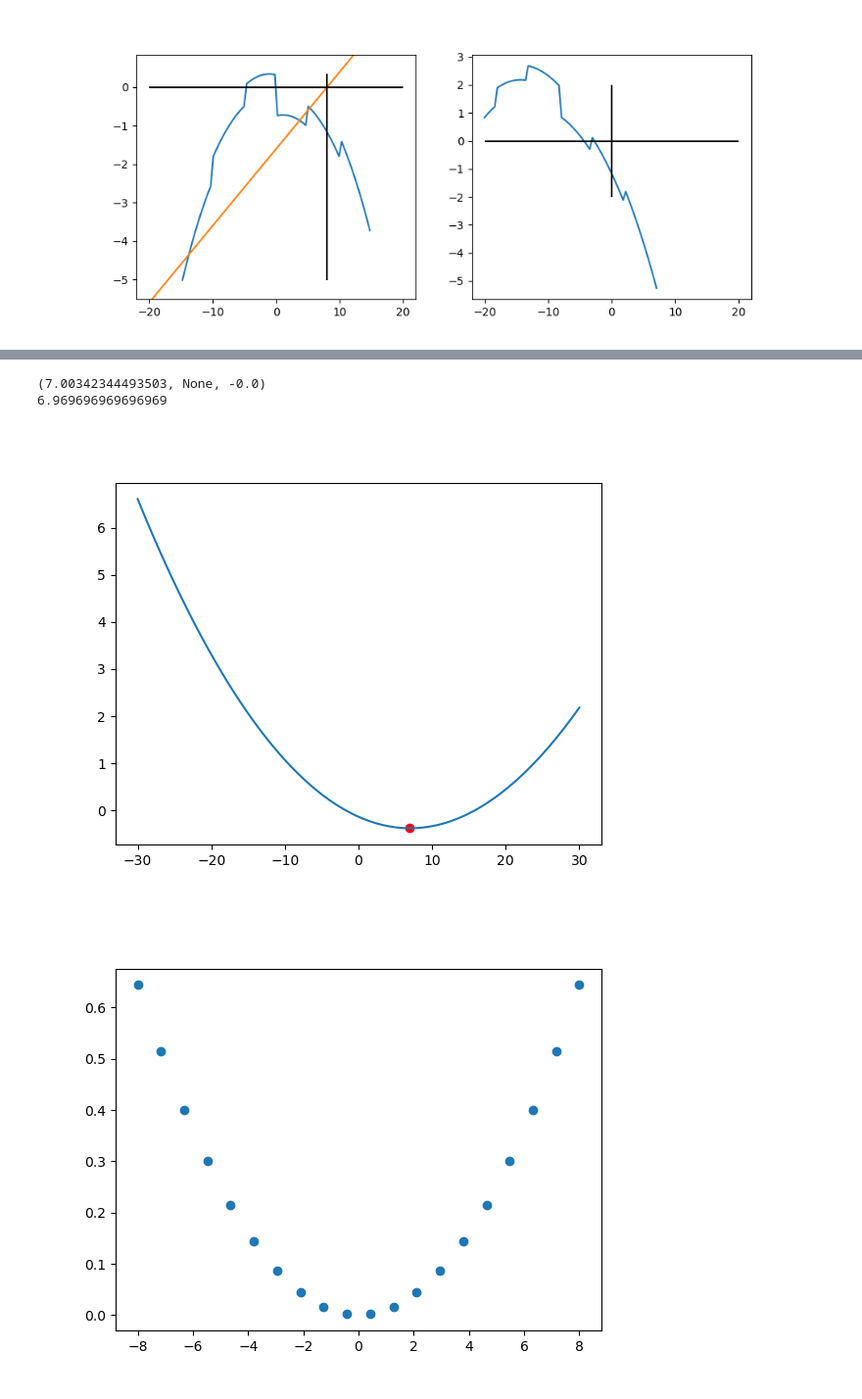
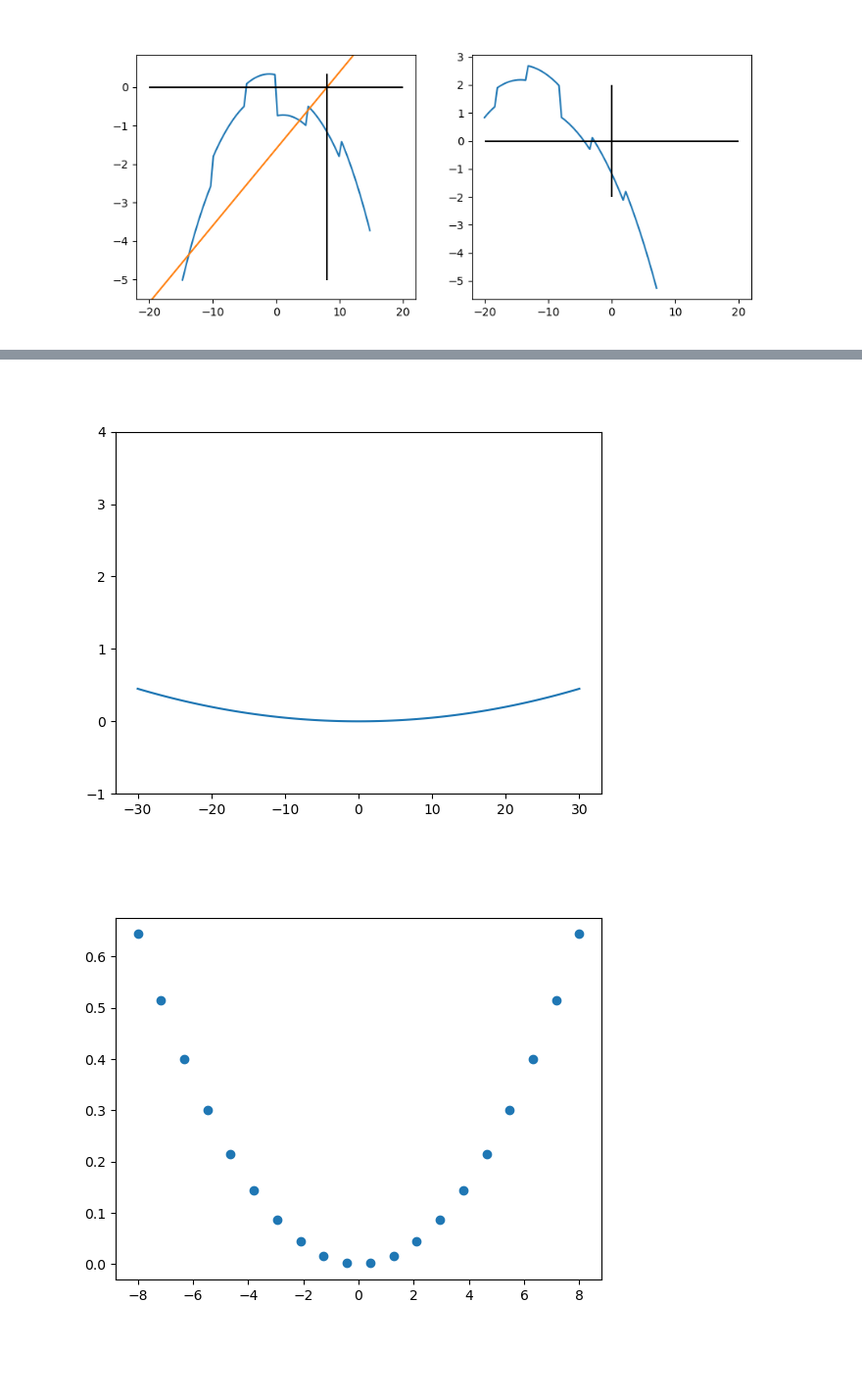
Before and after one commit to ellenle3/ifugen, a Jupyter notebook: surface_generator.ipynb, the cells around one changed output, grey strips where cells are left out. Shown at 98% size. Cells and saved outputs as stored; diff of their text form; code cells hidden in the pictures; blank space fills up the shorter version.

```diff
--- a/surface_generator.ipynb
+++ b/surface_generator.ipynb
@@ -327,25 +327,27 @@ plt.show()
 # %%
 xs = np.linspace(-30,30,100)
 y0 = 0
-c = 1/100
+r = 1000
+c = 1/r
 k = -1
-gamma = -5
+alpha = 0
+beta = 0
+gamma = 0
 
-surface = conic_3d(xs, y0, c, k, 0, 2, gamma)
+surface = conic_3d(xs, y0, c, k, alpha, beta, gamma)
 
-print(conic_3d_sag_critical_x_y(c, k, 0, 2, gamma))
+#print(conic_3d_sag_critical_x_y(c, k, 0, 2, gamma))
 
-idx = np.argmin(surface)
-print(xs[idx])
+#idx = np.argmin(surface)
+#print(xs[idx])
 
 plt.figure()
 plt.plot(xs, surface)
-plt.scatter(xs[idx], surface[idx], c='r')
+plt.ylim(-1,4)
+#plt.scatter(xs[idx], surface[idx], c='r')
 plt.show()
 # %% [output]
-(7.00342344493503, None, -0.0)
-6.969696969696969
-[figure, old version]
+[figure, new version]
 # %%
 n_each = 1
 n_rows = 1
```
Also changed, not shown: parts of 6 cells of this notebook, 4 other files.
